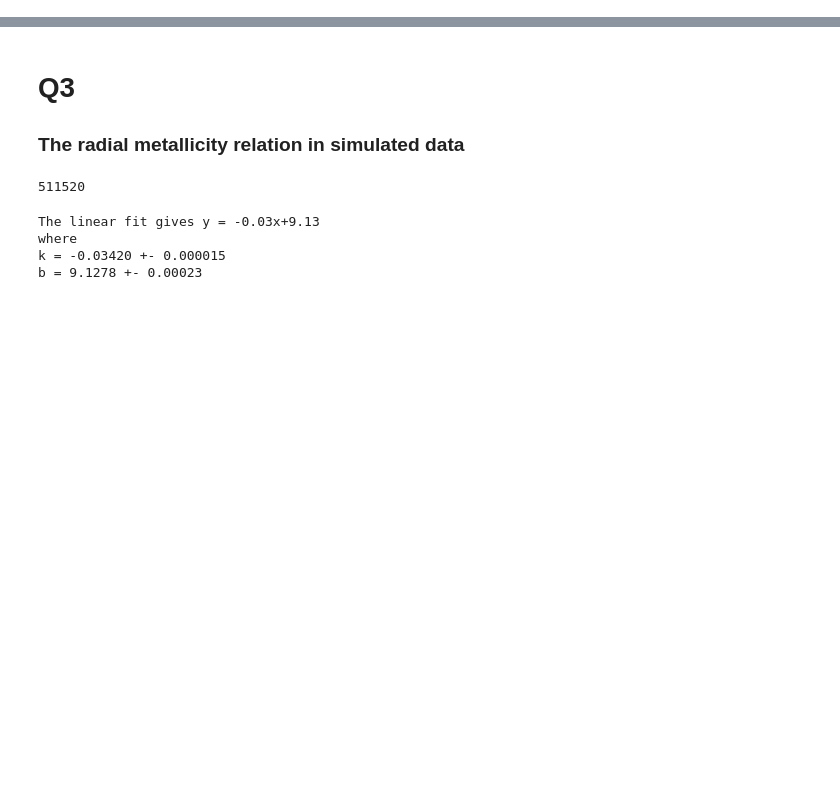
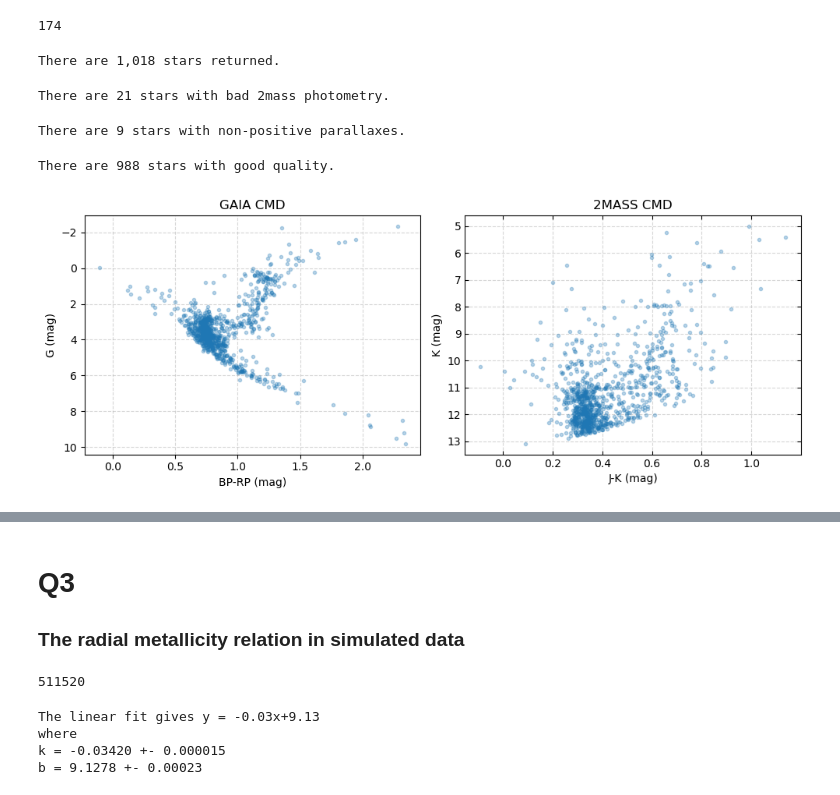
Before and after one commit to HYuLeeP/ASTR4004_A3, a Jupyter notebook: Assignment3.ipynb, the cells around one changed output, grey strips where cells are left out. Saved outputs shown, nothing was run; the diff lists cells and outputs as text; code cells hidden in the pictures; blank space fills up the shorter version.

```diff
--- a/Q3.ipynb
+++ b/Assignment3.ipynb
@@ -0,0 +52,72 @@
+# %%
+len(data.dtype.names)
+# %% [output]
+174
+# %%
+print(f"There are {len(data):,d} stars returned.")
+# %% [output]
+There are 1,018 stars returned.
+# %%
+cdt=data['ph_qual'] != "AAA"
+bad_2mass_photo=data[cdt]
+print(f"There are {len(bad_2mass_photo):,d} stars with bad 2mass photometry.")
+# %% [output]
+There are 21 stars with bad 2mass photometry.
+# %%
+cdt= ~(data['parallax'] > 0)
+non_positive_pi=data[cdt]
+print(f"There are {len(non_positive_pi):,d} stars with non-positive parallaxes.")
+# %% [output]
+There are 9 stars with non-positive parallaxes.
+# %%
+cdt = ~(data['ph_qual'] != "AAA") & (data['parallax'] > 0) # note that there are 7 stars with nan parallaxes
+data=data[cdt]
+print(f"There are {len(data):,d} stars with good quality.")
+# %% [output]
+There are 988 stars with good quality.
+# %%
+fig, axs = plt.subplots(1,2,figsize=(10,4))
+
+d=1/data['parallax']*1000 #distance (pc)
+G_abs=data['phot_g_mean_mag']-5*(np.log10(d)-1) #convert apparent to abs
+
+# Plotting GAIA colour-mag diagram
+ax=axs[0]
+X=data['bp_rp']
+Y=G_abs
+ax.plot(X,Y,'.',alpha=.3)
+
+ax.grid(linestyle="--",alpha=.5)
+plt.gca().tick_params(top=True,bottom=True,
+               left=True,right=True,
+            #    labeltop=True,labelbottom=False,
+               direction="in")
+ax.invert_yaxis()
+
+# do labeling
+ax.set_xlabel(f"BP-RP (mag)")
+ax.set_ylabel(f"G (mag)")
+ax.set_title(f"GAIA CMD")
+
+# Plotting 2MASS colour-mag diagram
+ax=axs[1]
+X=data['j_m']-data['ks_m'] # J-Ks
+Y=data['ks_m']
+ax.plot(X,Y,'.',alpha=.3)
+
+plt.grid(linestyle="--",alpha=.5)
+plt.gca().tick_params(top=True,bottom=True,
+               left=True,right=True,
+            #    labeltop=True,labelbottom=False,
+               direction="in")
+ax.invert_yaxis()
+
+# do labeling
+ax.set_xlabel(f"J-K (mag)")
+ax.set_ylabel(f"K (mag)")
+ax.set_title(f"2MASS CMD")
+
+plt.tight_layout()
+plt.savefig("./figures/cmds M67.png",dpi=200,bbox_inches="tight")
+# %% [output]
+[figure, added]
```
Also changed, not shown: parts of 7 cells of this notebook, 3 other files.
